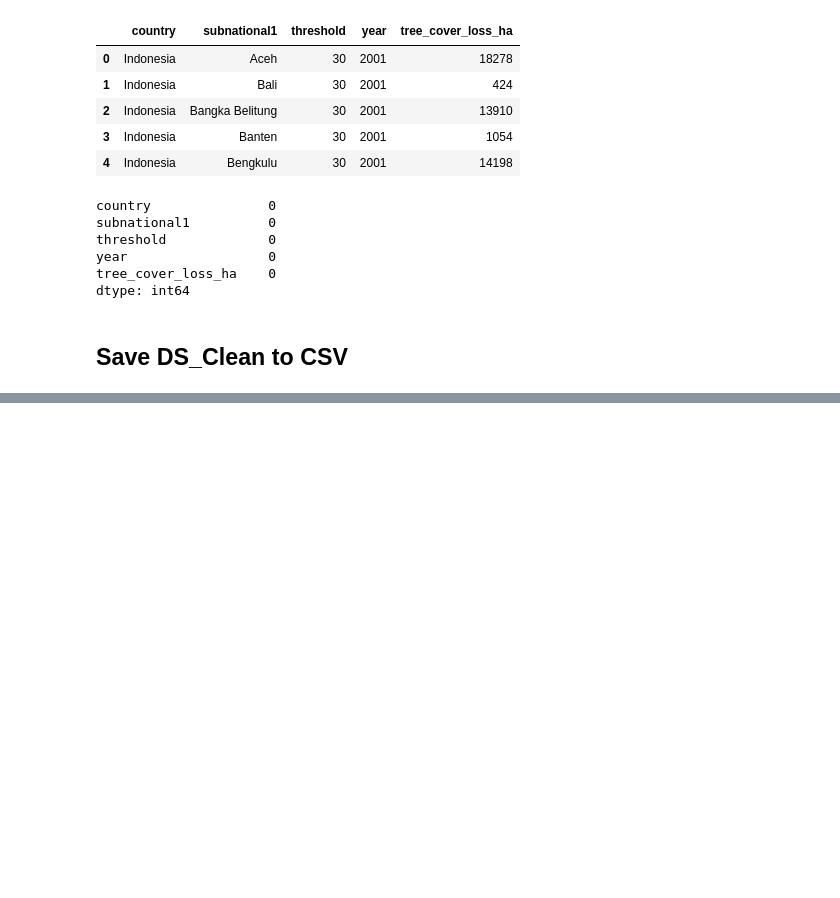
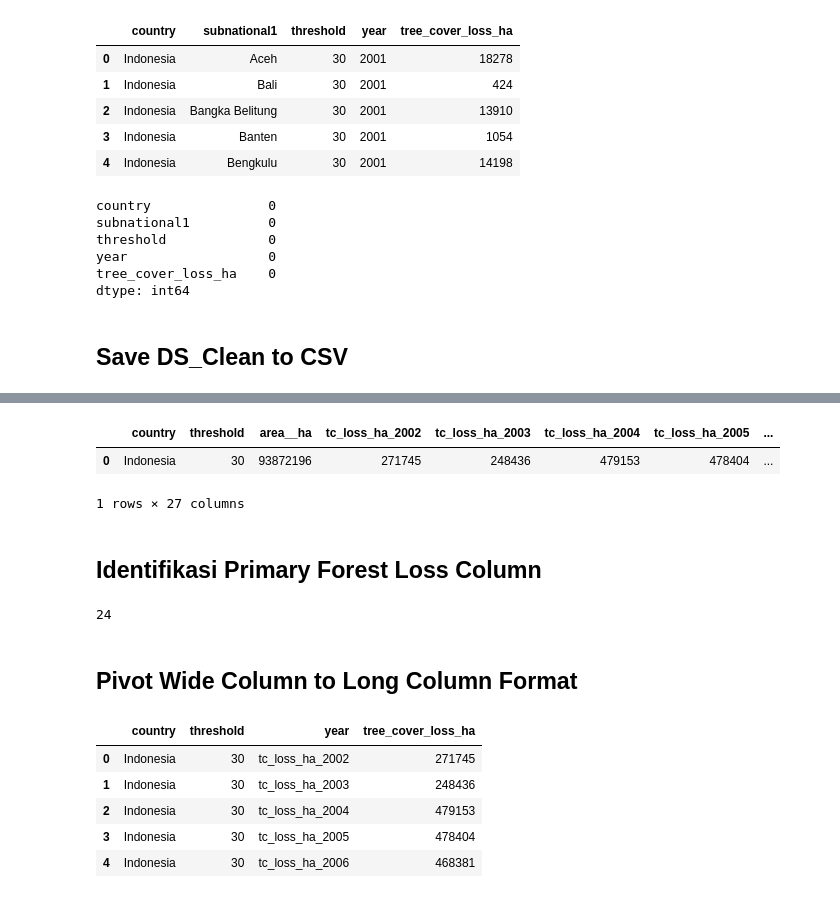
Before and after one commit to hanifahar29/indonesia-deforestation-wildfire-analysis, a Jupyter notebook: notebooks/forest_loss_data_cleaning.ipynb, the cells around one changed output, grey strips where cells are left out. Drawn from its saved outputs; the diff is of its cells as text; code cells hidden in the pictures; blank space fills up the shorter version.

Commit message:
feat: add country primary loss cleaning

```diff
--- a/notebooks/forest_loss_data_cleaning.ipynb
+++ b/notebooks/forest_loss_data_cleaning.ipynb
@@ -392,0 +399,6 @@ print("Save Complete")
+# %%
+import pandas as pd
+
+dp = pd.read_excel(r'C:\Users\hanif\Downloads\Data Analyst\Project\end-to-end\Indonesia Deforestation & Wildfire Analysis (2001–2024)\indonesia-deforestation-wildfire-analysis\data\raw\global_forest_watch\IDN.xlsx',
+                  sheet_name = 'Country primary loss')
+dp.info()
@@ -392,0 +423,58 @@ print("Save Complete")
+# %%
+dp.head()
+# %% [output]
+|  | country | threshold | area__ha | tc_loss_ha_2002 | tc_loss_ha_2003 | tc_loss_ha_2004 | tc_loss_ha_2005 | ... |
+| 0 | Indonesia | 30 | 93872196 | 271745 | 248436 | 479153 | 478404 | ... |
+1 rows × 27 columns
+# %% [markdown]
+## Identifikasi Primary Forest Loss Column
+# %%
+loss_col = [
+    col for col in dp.columns
+    if col.startswith('tc_loss_ha')
+]
+print(len(loss_col))
+# %% [output]
+24
+# %% [markdown]
+## Pivot Wide Column to Long Column Format
+# %%
+dp_clean = pd.melt(
+    dp,
+    id_vars=['country', 'threshold'],
+    value_vars= ['tc_loss_ha_2002',
+                    'tc_loss_ha_2003',
+                    'tc_loss_ha_2004',
+                    'tc_loss_ha_2005',
+                    'tc_loss_ha_2006',
+                    'tc_loss_ha_2007',
+                    'tc_loss_ha_2008',
+                    'tc_loss_ha_2009',
+                    'tc_loss_ha_2010',
+                    'tc_loss_ha_2011',
+                    'tc_loss_ha_2012',
+                    'tc_loss_ha_2013',
+                    'tc_loss_ha_2014',
+                    'tc_loss_ha_2015',
+                    'tc_loss_ha_2016',
+                    'tc_loss_ha_2017',
+                    'tc_loss_ha_2018',
+                    'tc_loss_ha_2019',
+                    'tc_loss_ha_2020',
+                    'tc_loss_ha_2021',
+                    'tc_loss_ha_2022',
+                    'tc_loss_ha_2023',
+                    'tc_loss_ha_2024',
+                    'tc_loss_ha_2025'],
+    var_name='year',
+    value_name='tree_cover_loss_ha'
+)
+# %%
+dp_clean.head()
+# %% [output]
+|  | country | threshold | year | tree_cover_loss_ha |
+| 0 | Indonesia | 30 | tc_loss_ha_2002 | 271745 |
+| 1 | Indonesia | 30 | tc_loss_ha_2003 | 248436 |
+| 2 | Indonesia | 30 | tc_loss_ha_2004 | 479153 |
+| 3 | Indonesia | 30 | tc_loss_ha_2005 | 478404 |
+| 4 | Indonesia | 30 | tc_loss_ha_2006 | 468381 |
```
Also changed, not shown: parts of 9 cells of this notebook.
